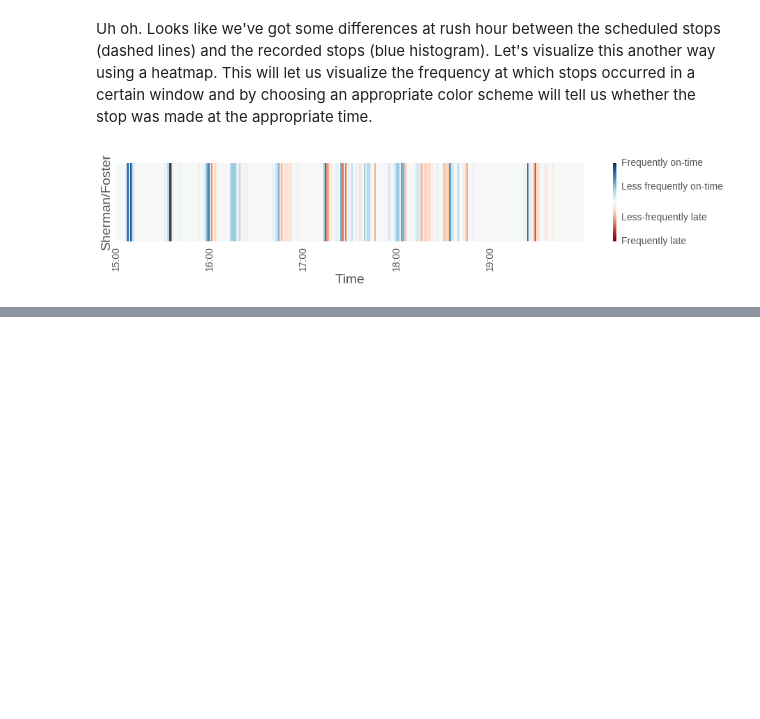
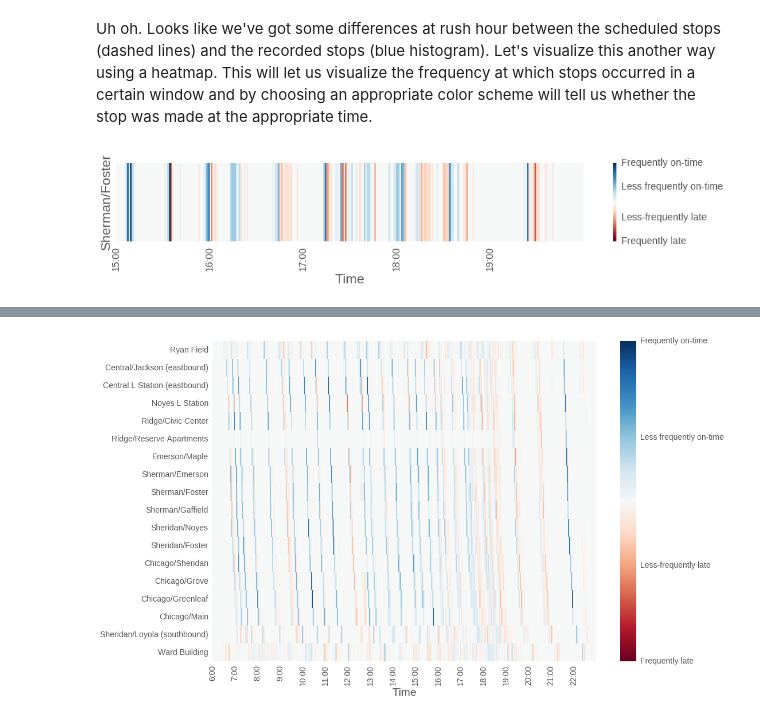
Before and after one commit to chrisjkuch/busdata, a Jupyter notebook: Bus_Plotter_pd.ipynb, the cells around one changed output, grey strips where cells are left out. Cells and saved outputs as stored; diff of their text form; code cells hidden in the pictures; blank space fills up the shorter version.

Commit message:
Finished the pandas translation of bus data plotting.

```diff
--- a/Bus_Plotter_pd.ipynb
+++ b/Bus_Plotter_pd.ipynb
@@ -238,0 +198,36 @@ Index([u'Ryan Field', u'Central/Jackson (eastbound)',
+# %%
+def bus_heatmap(recstops_dict, schedule_df, start_hour=6, end_hour=23, time_window=5, intvl=1):
+    '''Create the heatmap for our entire schedule'''
+    stop_names = schedule_df.columns.tolist()
+    recstops_2d = np.zeros((len(stop_names), (end_hour - start_hour) * 60))
+    intvl_bins = np.arange(start_hour * 60, end_hour * 60 + intvl, intvl)
+
+    def apply_window(stops_hist, targets, window):
+        '''Apply +1 multiplier to stop times in stops within window of targets'''
+        mask = -1 * np.ones_like(stops_hist)
+        for scheduled_stop in targets:
+            index = (scheduled_stop - start_hour * 60) // intvl
+            mask[index - window // intvl:index + window // intvl] = 1
+        counts = stops_hist * mask
+        counts = counts.reshape(1, counts.size)
+        return counts
+
+    # Get scheduled & recorded stop times for each stop
+    for i, name in enumerate(stop_names):
+        scheduled_stops = schedule_df[name]
+        stop_hist, bins = np.histogram(recstops_dict[name], bins=intvl_bins)
+        recstops_2d[i, :] = apply_window(stop_hist, scheduled_stops, time_window)
+
+    maxcounts = np.amax(recstops_2d)
+    plt.figure(figsize=(15,10))
+    hmax = sns.heatmap(recstops_2d, cmap='RdBu', yticklabels=stop_names, vmin=-maxcounts, vmax=maxcounts)
+    hmax.collections[0].colorbar.set_ticks([-maxcounts, -maxcounts/2.5, maxcounts/2.5, maxcounts])
+    hmax.collections[0].colorbar.set_ticklabels(['Frequently late', 'Less-frequently late', 'Less frequently on-time', 'Frequently on-time'])
+    time_labels = [ str(x) + ':00' for x in range(start_hour, end_hour)]
+    plt.xticks(np.arange(0, (end_hour - start_hour) * 60, 60), time_labels)
+    plt.xlabel('Time')
+    plt.show()
+# %%
+bus_heatmap(stop_times, northsouth)
+# %% [output]
+[figure, added]
```
Also changed, not shown: parts of 7 cells of this notebook.
